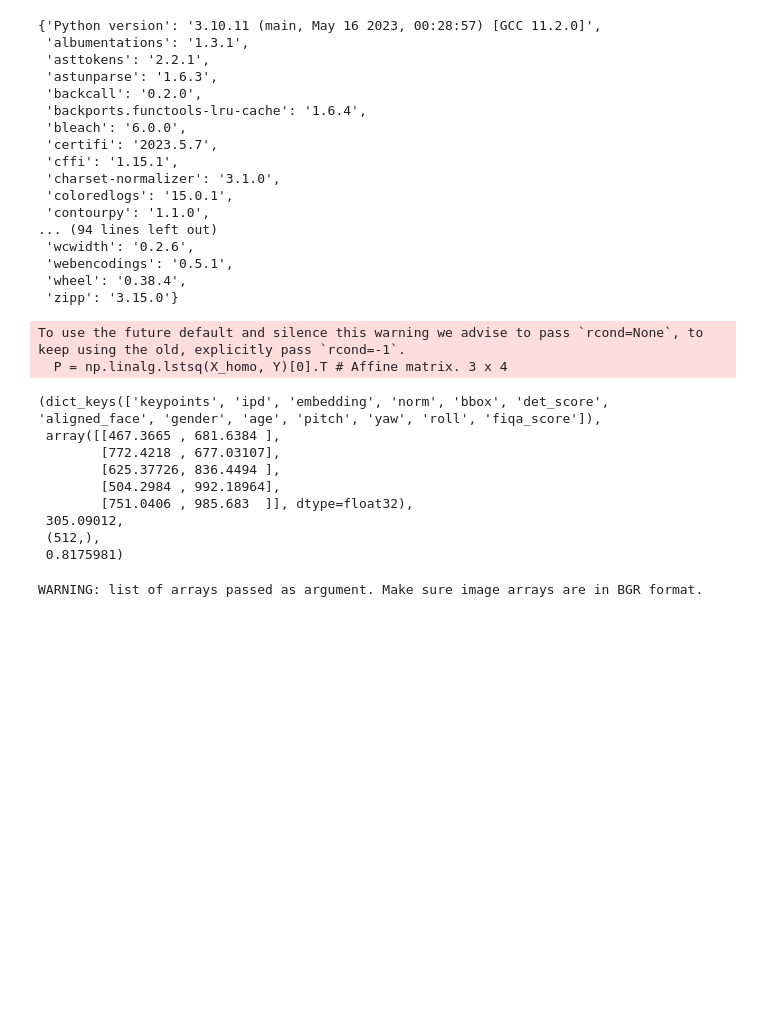
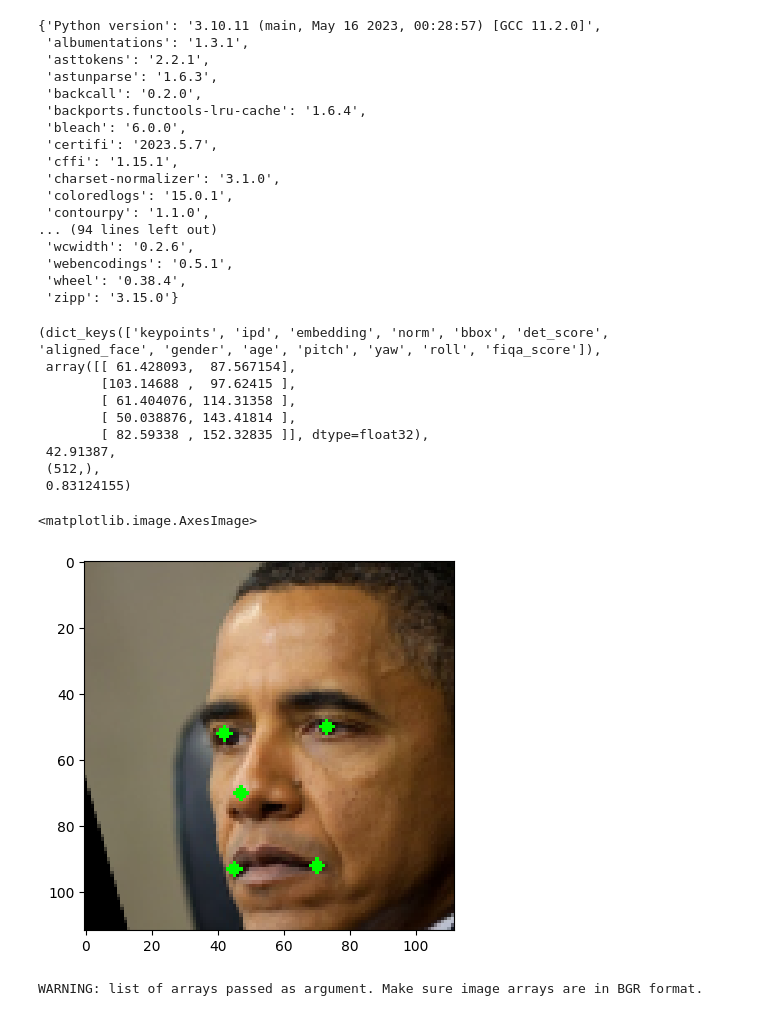
Before and after one commit to rafribeiro/forensicface, a Jupyter notebook: nbs/00_forensicface.ipynb, the cells around one changed output. Drawn from its saved outputs; the diff is of its cells as text; code cells hidden in the pictures; blank space fills up the shorter version.

Commit message:
add option to annotate aligned_face with keypoints

```diff
--- a/nbs/00_forensicface.ipynb
+++ b/nbs/00_forensicface.ipynb
@@ -166,12 +166,15 @@ class ForensicFace:
         idx = areas.index(max(areas))
         return idx, faces[idx].kps
 
-    def process_image_single_face(self, imgpath: str):  # Path to image to be processed
+    def process_image_single_face(
+        self, imgpath: str, draw_keypoints=False
+    ):  # Path to image to be processed
         """
         Process a an image considering it has a single face and extract useful features for forensic analysis.
 
         Args:
-            imgpath: Path to the input image.
+            - imgpath (str): Path to the input image.
+            - draw_keypoints (bool): If set to True, draw keypoints used to face alignment into the aligned face.
 
         Returns:
             A dictionary containing the following keys:
@@ -219,6 +222,13 @@ class ForensicFace:
 
         bbox = faces[idx].bbox.astype("int")
         bgr_aligned_face = face_align.norm_crop(bgr_img, kps)
+        if draw_keypoints == True:
+            M = face_align.estimate_norm(kps)
+            aligned_kps = transform_keypoints(keypoints=kps, M=M)
+            bgr_aligned_face = annotate_img_with_kps(
+                bgr_aligned_face, kps=aligned_kps, color="green"
+            )
+
         ipd = np.linalg.norm(kps[0] - kps[1])
         det_score = faces[idx].det_score
 
@@ -256,12 +266,11 @@ class ForensicFace:
 
         return ret
 
-    def process_image(self, imgpath):
-        return self.process_image_single_face(imgpath)
+    def process_image(self, imgpath, draw_keypoints=False):
+        return self.process_image_single_face(imgpath, draw_keypoints)
 
     def process_image_multiple_faces(
-        self,
-        imgpath: str,  # Path to image to be processed
+        self, imgpath: str, draw_keypoints=False  # Path to image to be processed
     ):
         """
         Process an image with one or multiple faces and returns a list of dictionaries
@@ -303,6 +312,7 @@ class ForensicFace:
 
         Args:
             - imgpath (str): The file path to the image to be processed.
+            - draw_keypoints (bool): If set to True, draw keypoints used to face alignment into the aligned face.
 
         Returns:
             - A list of dictionaries, with each dictionary representing a face in the image.
@@ -319,6 +329,13 @@ class ForensicFace:
             kps = face.kps
             bbox = face.bbox.astype("int")
             bgr_aligned_face = face_align.norm_crop(bgr_img, kps)
+            if draw_keypoints == True:
+                M = face_align.estimate_norm(kps)
+                aligned_kps = transform_keypoints(keypoints=kps, M=M)
+                bgr_aligned_face = annotate_img_with_kps(
+                    bgr_aligned_face, kps=aligned_kps, color="green"
+                )
+
             ipd = np.linalg.norm(kps[0] - kps[1])
             det_score = face.det_score
             ada_inputs = {
@@ -436,22 +453,29 @@ ff.environment
  'wheel': '0.38.4',
  'zipp': '3.15.0'}
 # %%
-result = ff.process_image_single_face("001_frontal.jpg")
+result = ff.process_image_single_face("obama2.png", draw_keypoints=True)
 result.keys(), result["keypoints"], result["ipd"], result["embedding"].shape, result[
     "det_score"
 ]
 # %% [output]
-To use the future default and silence this warning we advise to pass `rcond=None`, to keep using the old, explicitly pass `rcond=-1`.
-  P = np.linalg.lstsq(X_homo, Y)[0].T # Affine matrix. 3 x 4
+(dict_keys(['keypoints', 'ipd', 'embedding', 'norm', 'bbox', 'det_score', 'aligned_face', 'gender', 'age', 'pitch', 'yaw', 'roll', 'fiqa_score']),
+ array([[ 61.428093,  87.567154],
+        [103.14688 ,  97.62415 ],
+        [ 61.404076, 114.31358 ],
+        [ 50.038876, 143.41814 ],
+        [ 82.59338 , 152.32835 ]], dtype=float32),
+ 42.91387,
+ (512,),
+ 0.83124155)
-(dict_keys(['keypoints', 'ipd', 'embedding', 'norm', 'bbox', 'det_score', 'aligned_face', 'gender', 'age', 'pitch', 'yaw', 'roll', 'fiqa_score']),
- array([[467.3665 , 681.6384 ],
-        [772.4218 , 677.03107],
-        [625.37726, 836.4494 ],
-        [504.2984 , 992.18964],
-        [751.0406 , 985.683  ]], dtype=float32),
- 305.09012,
- (512,),
- 0.8175981)
+# %%
+aligned_img = result["aligned_face"]
+
+import matplotlib.pyplot as plt
+
+plt.imshow(aligned_img)
+# %% [output]
+<matplotlib.image.AxesImage>
+[figure, added]
 # %%
 imgs = [cv2.imread(x) for x in ["001_cam1_1.jpg", "001_frontal.jpg"]]
 mosaic = ff.build_mosaic(imgs, mosaic_shape=(2, 1))
```
Also changed, not shown: parts of 2 cells of this notebook, 6 other files.
